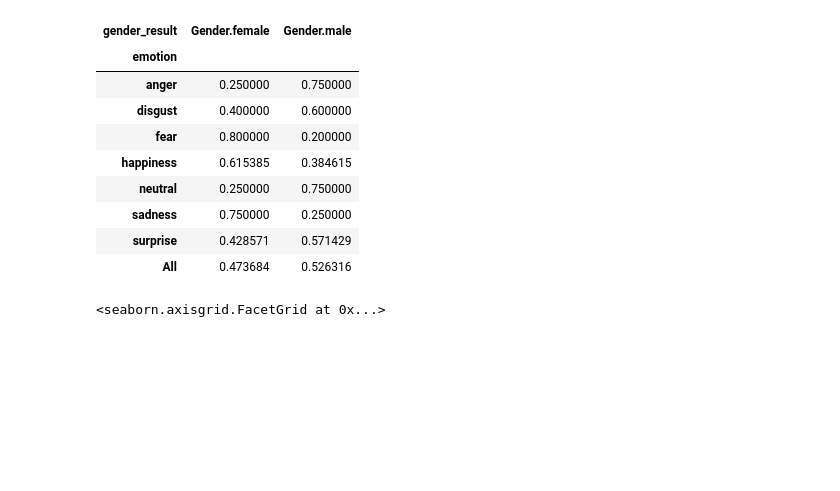
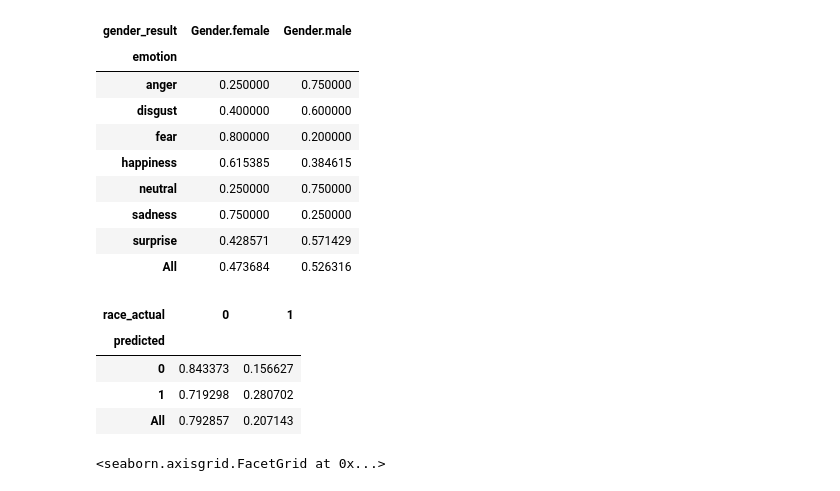
Before and after one commit to nagemnat/cs_face, a Jupyter notebook: emotions.ipynb, the cells around one changed output. Saved outputs shown, nothing was run; the diff lists cells and outputs as text; code cells hidden in the pictures; blank space fills up the shorter version.

```diff
--- a/emotions.ipynb
+++ b/emotions.ipynb
@@ -565,6 +566,14 @@ pd.crosstab(index = new_df.emotion, columns = new_df.gender_result, values=new_d
 | sadness | 0.750000 | 0.250000 |
 | surprise | 0.428571 | 0.571429 |
 | All | 0.473684 | 0.526316 |
+# %%
+pd.crosstab(index = new_df.predicted, columns = new_df.race_actual, margins=True, normalize='index')
+# %% [output]
+| race_actual | 0 | 1 |
+| predicted |  |  |
+| 0 | 0.843373 | 0.156627 |
+| 1 | 0.719298 | 0.280702 |
+| All | 0.792857 | 0.207143 |
 # %%
 # look at emotion vs recognized emotion
 
```
Also changed, not shown: parts of 10 cells of this notebook, 3 other files.
